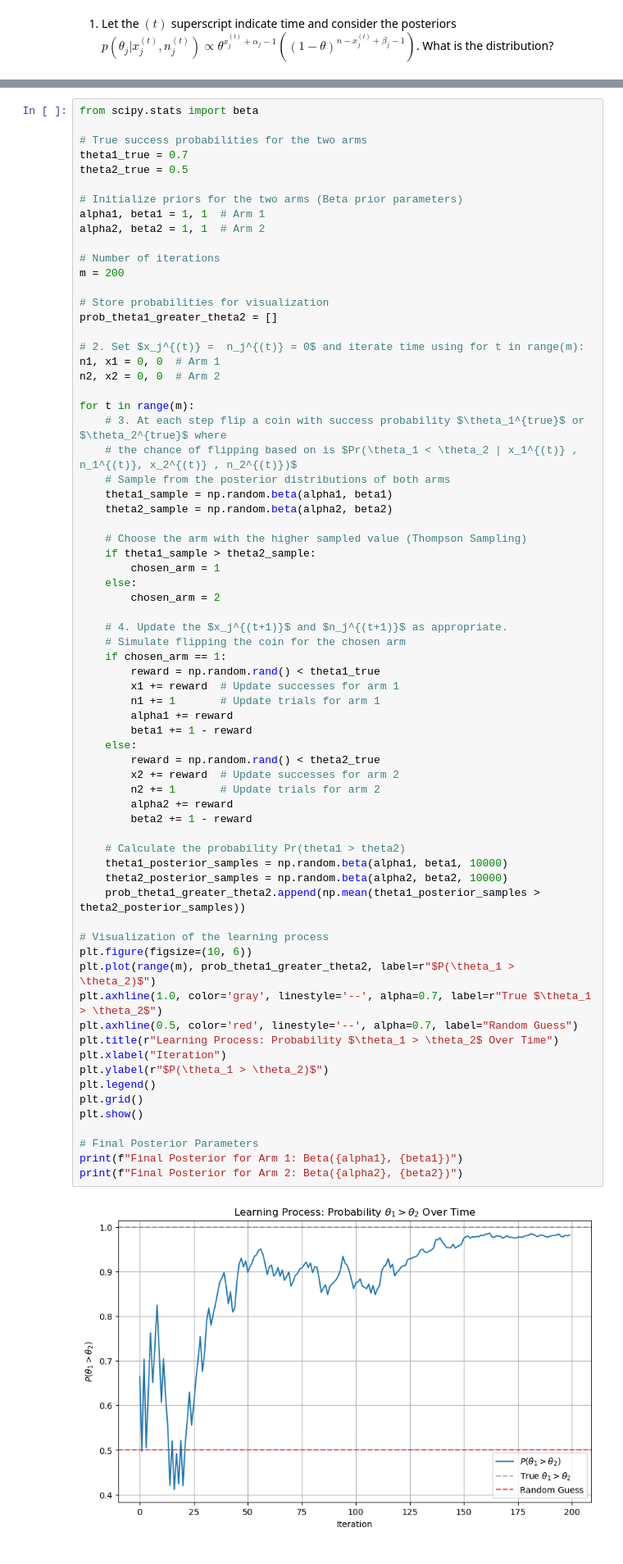
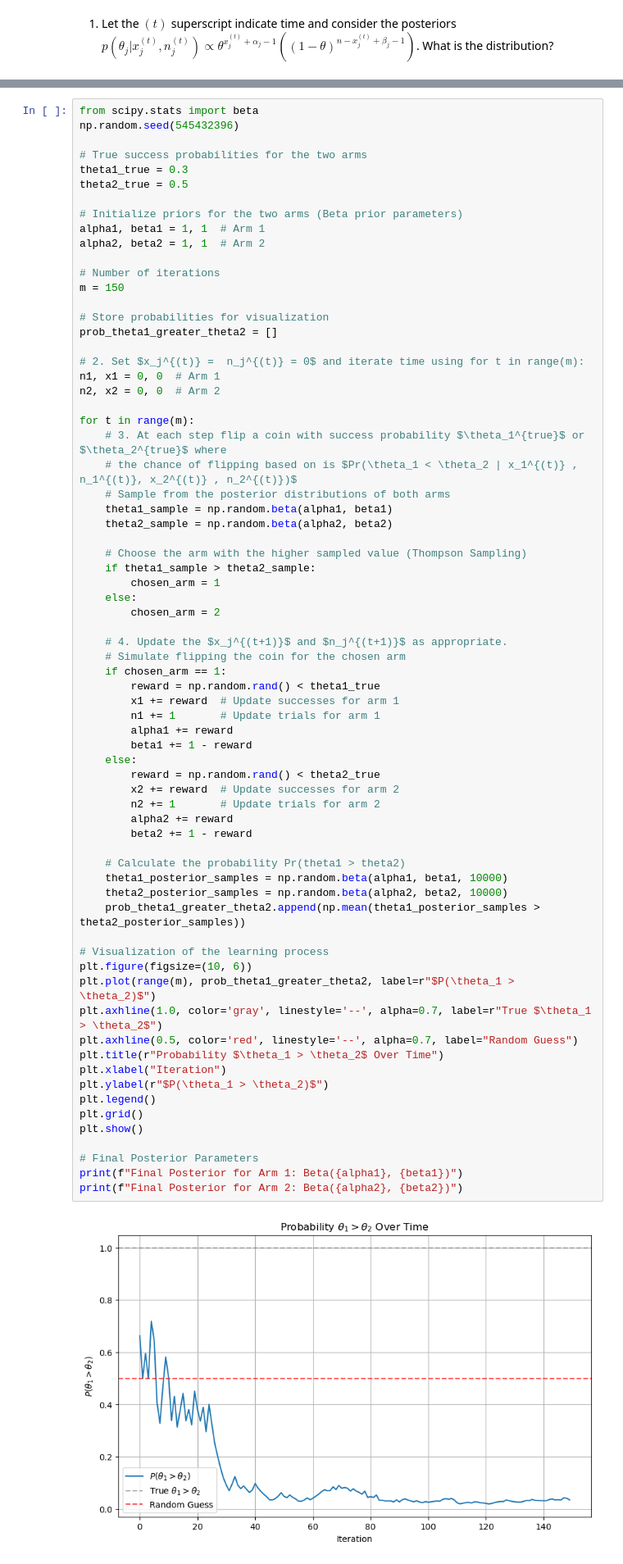
Before and after one commit to Anneige/STA365, a Jupyter notebook: STA365_HW2.ipynb, the cells around one changed output, grey strips where cells are left out. Shown at 82% size. Saved outputs shown, nothing was run; the diff lists cells and outputs as text.

```diff
--- a/STA365_HW2.ipynb
+++ b/STA365_HW2.ipynb
@@ -103,8 +102,9 @@ Answer:
 # %%
 from scipy.stats import beta
+np.random.seed(545432396)
 
 # True success probabilities for the two arms
-theta1_true = 0.7
+theta1_true = 0.3
 theta2_true = 0.5
 
 # Initialize priors for the two arms (Beta prior parameters)
@@ -112,7 +112,7 @@ alpha1, beta1 = 1, 1  # Arm 1
 alpha2, beta2 = 1, 1  # Arm 2
 
 # Number of iterations
-m = 200
+m = 150
 
 # Store probabilities for visualization
 prob_theta1_greater_theta2 = []
@@ -142,32 +142,32 @@ for t in range(m):
         n1 += 1       # Update trials for arm 1
         alpha1 += reward
         beta1 += 1 - reward
     else:
         reward = np.random.rand() < theta2_true
         x2 += reward  # Update successes for arm 2
         n2 += 1       # Update trials for arm 2
         alpha2 += reward
         beta2 += 1 - reward
 
     # Calculate the probability Pr(theta1 > theta2)
     theta1_posterior_samples = np.random.beta(alpha1, beta1, 10000)
     theta2_posterior_samples = np.random.beta(alpha2, beta2, 10000)
     prob_theta1_greater_theta2.append(np.mean(theta1_posterior_samples > theta2_posterior_samples))
 
 # Visualization of the learning process
 plt.figure(figsize=(10, 6))
 plt.plot(range(m), prob_theta1_greater_theta2, label=r"$P(\theta_1 > \theta_2)$")
 plt.axhline(1.0, color='gray', linestyle='--', alpha=0.7, label=r"True $\theta_1 > \theta_2$")
 plt.axhline(0.5, color='red', linestyle='--', alpha=0.7, label="Random Guess")
-plt.title(r"Learning Process: Probability $\theta_1 > \theta_2$ Over Time")
+plt.title(r"Probability $\theta_1 > \theta_2$ Over Time")
 plt.xlabel("Iteration")
 plt.ylabel(r"$P(\theta_1 > \theta_2)$")
 plt.legend()
 plt.grid()
 plt.show()
 
 # Final Posterior Parameters
 print(f"Final Posterior for Arm 1: Beta({alpha1}, {beta1})")
 print(f"Final Posterior for Arm 2: Beta({alpha2}, {beta2})")
 # %% [output]
-[figure, old version]
+[figure, new version]
```
Also changed, not shown: parts of 20 cells of this notebook.
